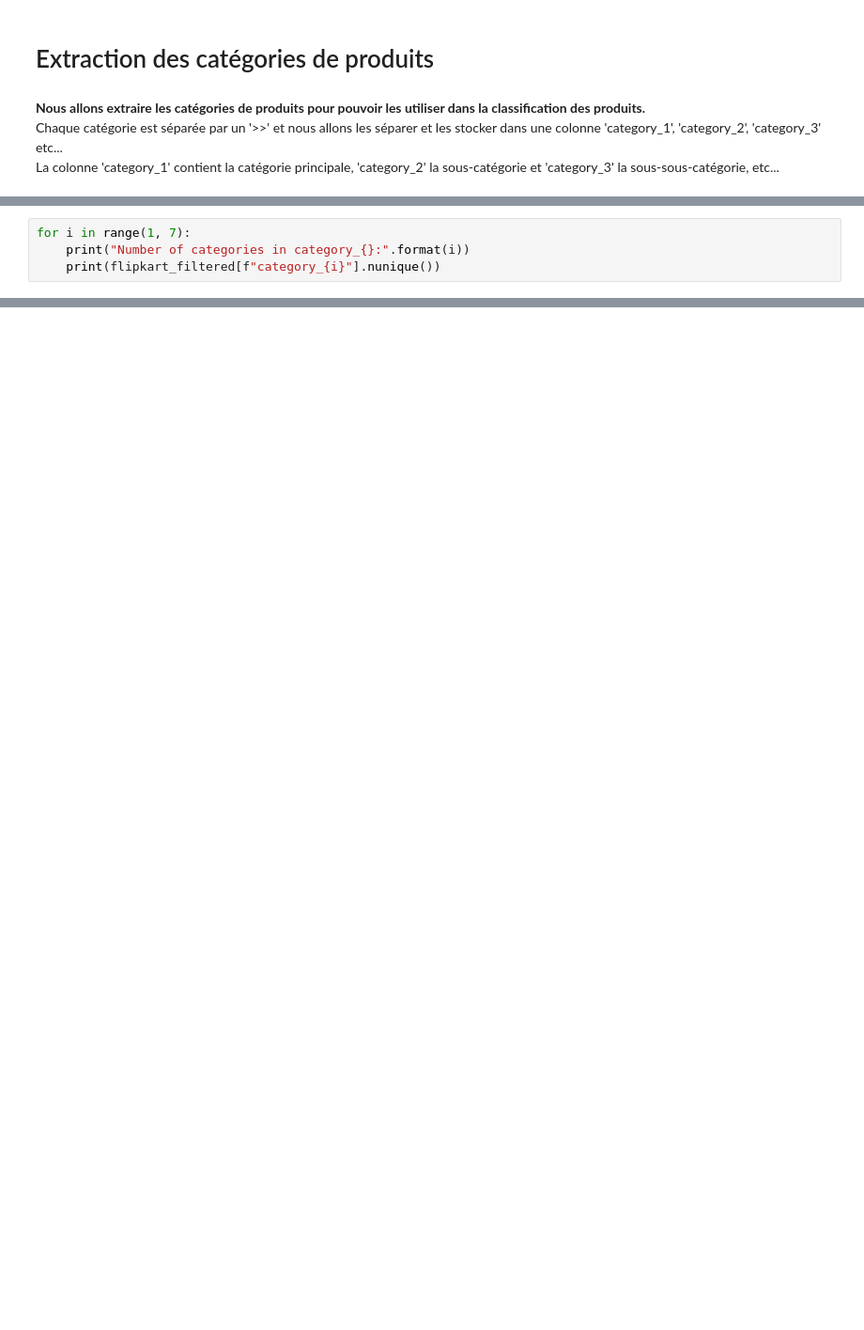
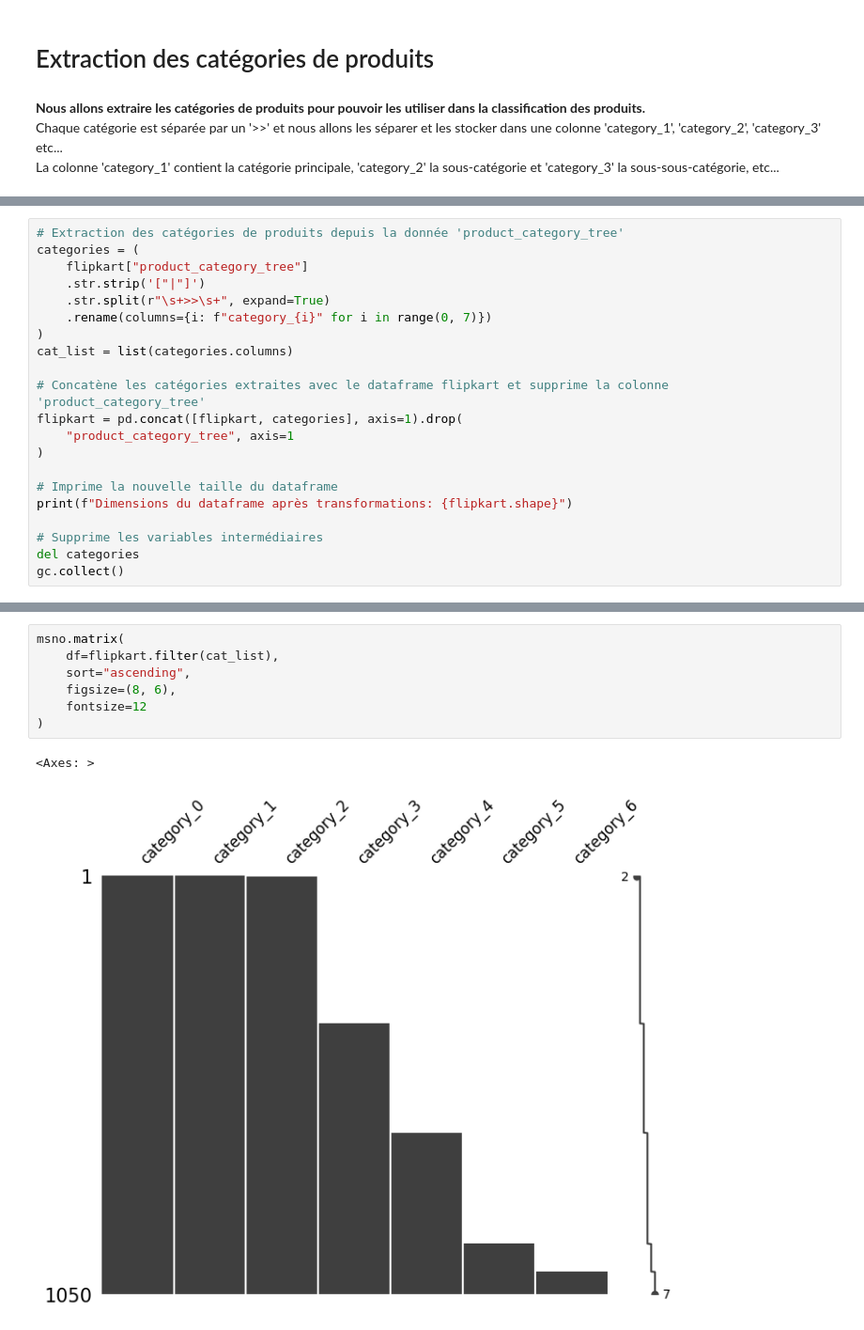
Before and after one commit to Hedredo/oc_projet_6, a Jupyter notebook: preprocessing.ipynb, the cells around one changed output, grey strips where cells are left out. Shown at 94% size. Saved outputs shown, nothing was run; the diff lists cells and outputs as text; blank space fills up the shorter version.

```diff
--- a/preprocessing.ipynb
+++ b/preprocessing.ipynb
@@ -393,4 +144,0 @@ assert (
-# %%
-for i in range(1, 7):
-    print("Number of categories in category_{}:".format(i))
-    print(flipkart_filtered[f"category_{i}"].nunique())
@@ -474,0 +145,21 @@ flipkart_filtered[
+# %%
+# Extraction des catégories de produits depuis la donnée 'product_category_tree'
+categories = (
+    flipkart["product_category_tree"]
+    .str.strip('["|"]')
+    .str.split(r"\s+>>\s+", expand=True)
+    .rename(columns={i: f"category_{i}" for i in range(0, 7)})
+)
+cat_list = list(categories.columns)
+
+# Concatène les catégories extraites avec le dataframe flipkart et supprime la colonne 'product_category_tree'
+flipkart = pd.concat([flipkart, categories], axis=1).drop(
+    "product_category_tree", axis=1
+)
+
+# Imprime la nouvelle taille du dataframe
+print(f"Dimensions du dataframe après transformations: {flipkart.shape}")
+
+# Supprime les variables intermédiaires
+del categories
+gc.collect()
@@ -474,0 +173,10 @@ flipkart_filtered[
+# %%
+msno.matrix(
+    df=flipkart.filter(cat_list),
+    sort="ascending",
+    figsize=(8, 6),
+    fontsize=12
+)
+# %% [output]
+<Axes: >
+[figure, added]
```
Also changed, not shown: parts of 75 cells of this notebook, 5 other files.
